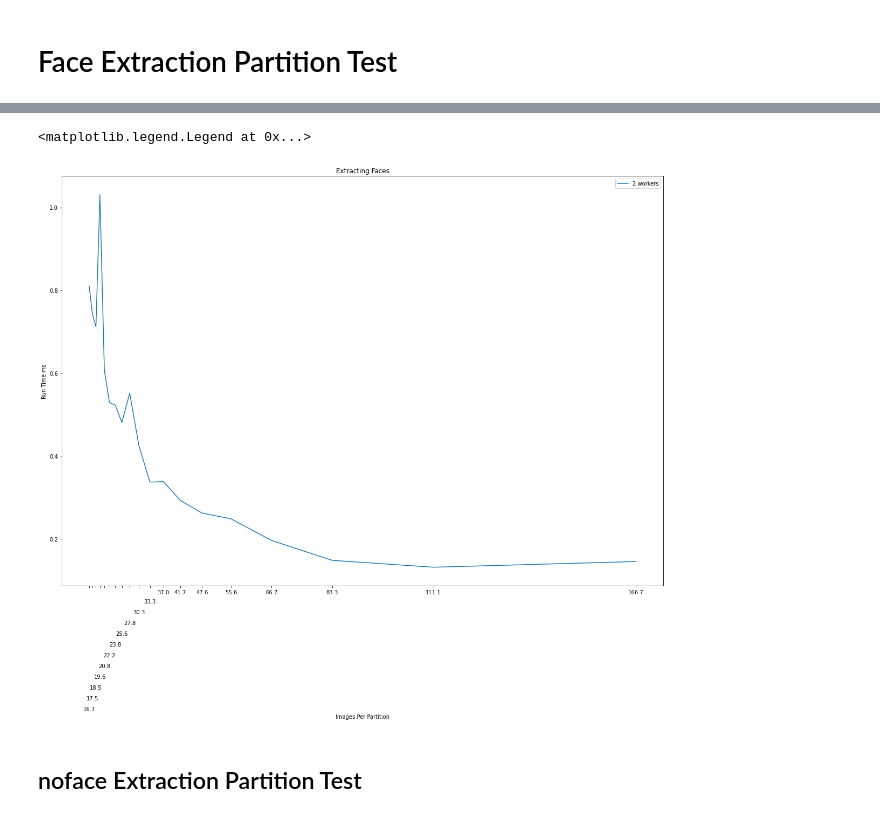
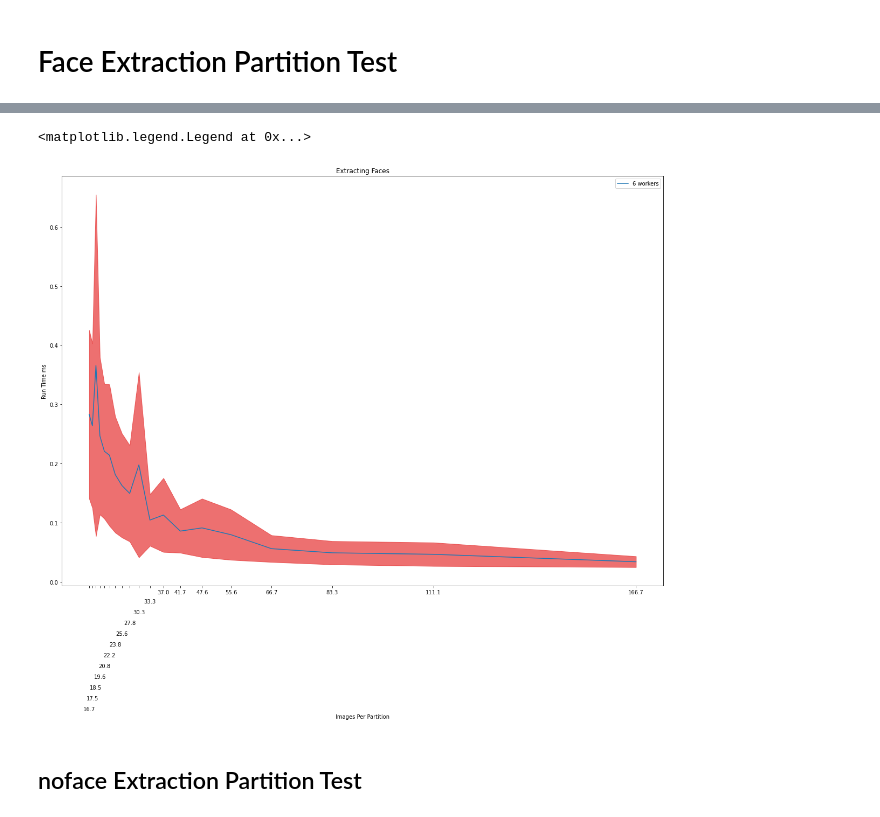
Before and after one commit to DanHarJor/MAPD-B, a Jupyter notebook: dask/notebooks/Daniel_dask_preprocessing-Copy2.ipynb, the cells around one changed output, grey strips where cells are left out. Saved outputs shown, nothing was run; the diff lists cells and outputs as text; code cells hidden in the pictures.

```diff
--- a/dask/notebooks/Daniel_dask_preprocessing-Copy2.ipynb
+++ b/dask/notebooks/Daniel_dask_preprocessing-Copy2.ipynb
@@ -138,13 +118,13 @@ import time
 import timeit
 # %%
 # are you on cloud veneto?
-onCV = False
+onCV = True
 # %%
 from dask.distributed import Client
 if onCV:
     # must run to following command on this jupyter machine to set up cluster.
     # dask-ssh 10.67.22.{178,193,212,246,25,52} --scheduler 10.67.22.233 --log-directory /home/ubuntu/daskShared_local/logs --ssh-username ubuntu --ssh-private-key /home/ubuntu/.ssh/dasktest
-    client = Client('10.67.22.233:8786')
+    client = Client('10.67.22.232:8786')
     print('Connecting to CV cluster')
 
 else:
@@ -710,12 +631,12 @@ Testing 2 workers
 # %%
 figPrePerf = plt.figure(figsize=(15,8))
-for i in np.arange(2,1,-1):
+for i in np.arange(6,7):
     times = preamble_perf['times_'+str(i)+'w']
-    plt.plot(partitions, times,label=str(i)+' workers')
+    plt.plot(part_size, times,label=str(i)+' workers')
     if i == 1: plt.fill_between(partitions,times+std,times-std, label='Standard Deviation', color=(0.2,0.2,0.2,0.4))
-    else: plt.fill_between(partitions,times+std,times-std, color=(0.2,0.2,0.2,0.4))
-plt.xticks(ticks=partitions)
-plt.xlabel('Number of Partitions')
+    else: plt.fill_between(part_size,times+std,times-std, color=(0.2,0.2,0.2,0.4))
+plt.xticks(ticks=part_size)
+plt.xlabel('Images Per Partition Partitions')
 plt.ylabel('Mean Run Time, microseconds, '+str(it)+' itterations')
 plt.title('Preamble Partition Test')
 plt.legend()
@@ -751,7 +680,11 @@ def partestimg(df,partitions,itterations):
         print('Test done')
     return times, std
 # %%
-itterations = range(1)
+nim = 2000
+partitions = [6*i for i in range(1,21)]
+part_size = [nim/p for p in partitions]
+
+itterations = range(3)
 workers = client.scheduler_info()['workers'].keys()
 exFperf = pd.DataFrame({'partitions':np.array(partitions)})
 for i in range(1):##worker in workers:
@@ -802,22 +735,22 @@ Test done
 # %%
 partitions = [6*i for i in range(1,21)]
 part_size = [2000/p for p in partitions]
 fig, ax = plt.subplots(nrows=1,ncols=1,figsize=(20,14))
-for i in np.arange(2,3):
+for i in np.arange(6,7):
     times = exFperf['times_'+str(i)+'w']
     ax.plot(part_size[1:], times[1:],label=str(i)+' workers')
     #if i == 1: plt.fill_between(partitions,times+std,times-std, label='Standard Deviation', color=(0.9,0.2,0.2,0.7))
-    #else: plt.fill_between(partitions,times+std,times-std, color=(0.9,0.2,0.2,0.7))
+    plt.fill_between(part_size[1:],times[1:]+std[1:],times[1:]-std[1:], color=(0.9,0.2,0.2,0.7))
 ax.set_xticks(part_size[1:])
 pad = 0
 for tick in ax.xaxis.get_major_ticks()[8:]:#[1::2]:
     pad = pad + 20
     tick.set_pad(pad)
 #ax.set_xscale('log')
 ax.set_xlabel('Images Per Partition')
 ax.set_ylabel('Run Time ms')
 ax.set_title('Extracting Faces')
 ax.legend()
 # %% [output]
 <matplotlib.legend.Legend at 0x...>
-[figure, old version]
+[figure, new version]
```
Also changed, not shown: parts of 10 cells of this notebook, 6 other files.
